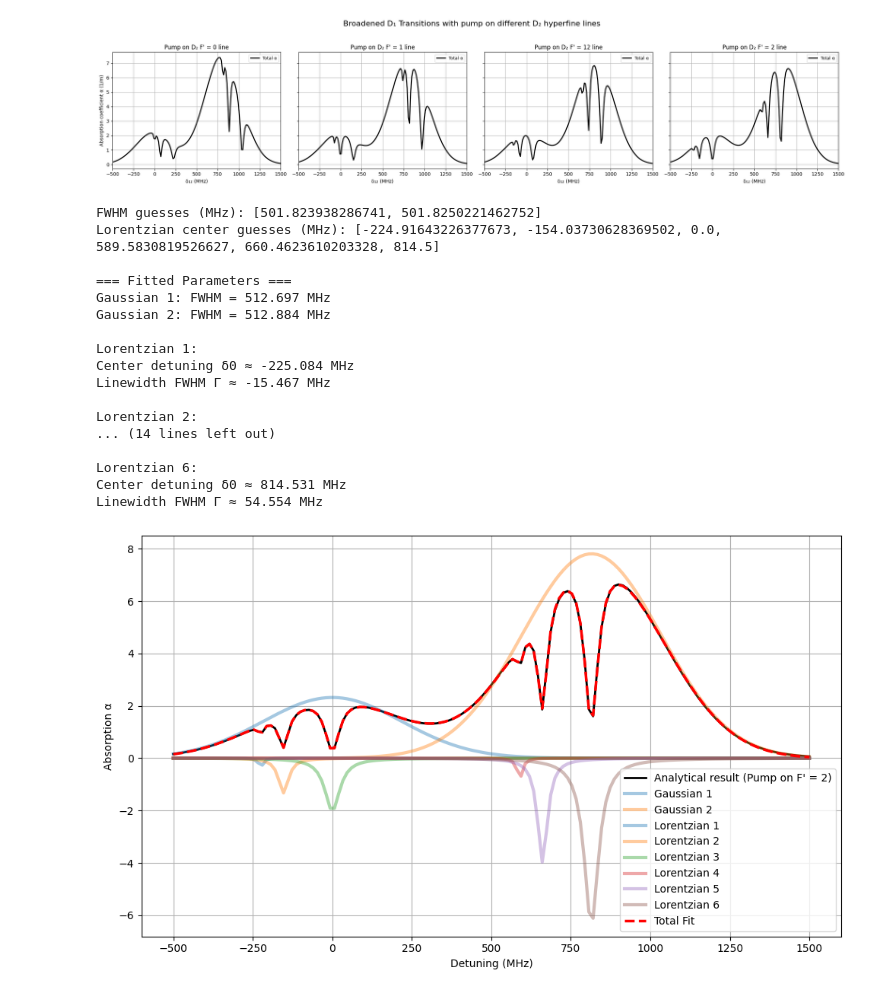
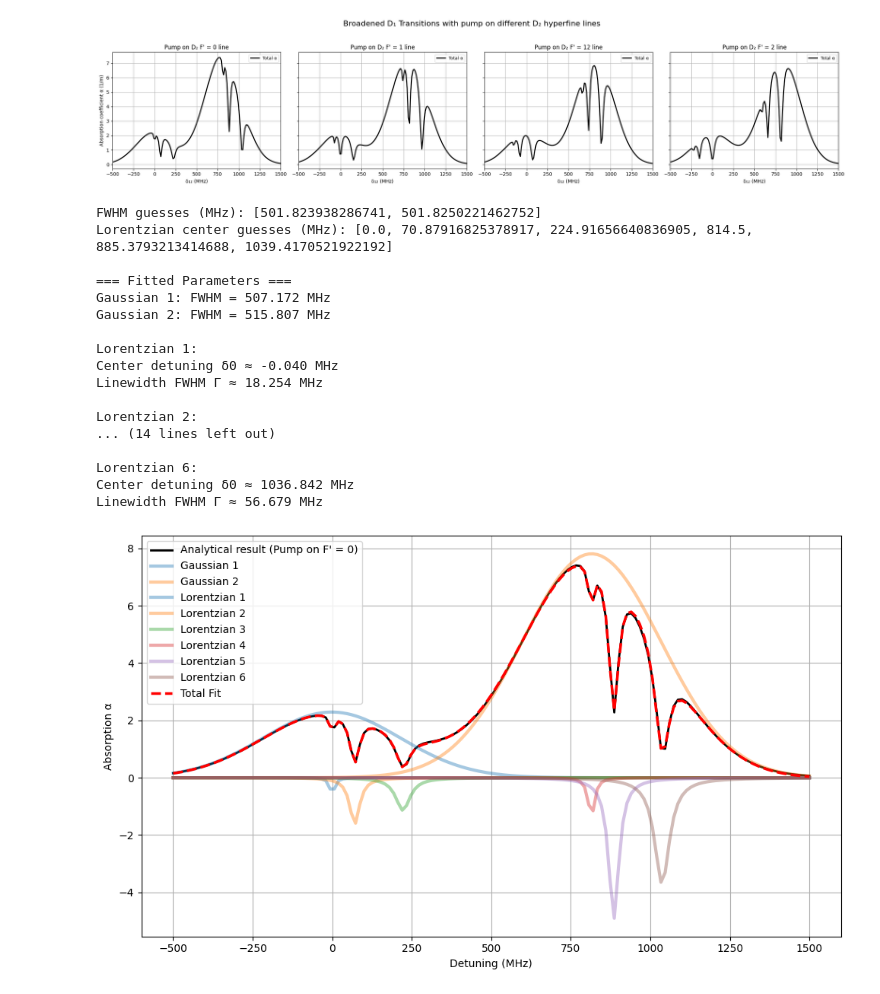
Before and after one commit to JonathanSugijanto/Bi-SAS-for-Optical-Clock, a Jupyter notebook: numeric.ipynb, the cells around one changed output. Cells and saved outputs as stored; diff of their text form; code cells hidden in the pictures.

```diff
--- a/numeric.ipynb
+++ b/numeric.ipynb
@@ -1178,0 +1444,17 @@ Linewidth FWHM Γ ≈ -27.250 MHz
+# %%
+filename = "mSAS_alpha_output_D2.txt"
+
+data = np.loadtxt(filename, skiprows=1)   # skip header line
+
+delta_array_MHz = data[:, 0]
+alpha_array = data[:, 1]
+
+plt.figure(figsize=(8,5))
+plt.plot(delta_array_MHz, alpha_array, label=r'$\alpha_{mSAS}$')
+plt.xlabel('Detuning (MHz)')
+plt.ylabel('Absorption coefficient α (1/m)')
+plt.title('Monochromatic SAS absorption (D2)')
+plt.grid(True)
+plt.legend()
+plt.tight_layout()
+plt.show()
@@ -1309,7 +1749,7 @@ plt.show()
 [figure]
 # %%
 # # Now fitting multiple peaks (Gaussians) and dips (Lorentzians) to the total absorption profile
-CHOSEN_PUMP_INDEX = 3  # index of pump to analyze (0 to 3)
+CHOSEN_PUMP_INDEX = 0  # index of pump to analyze (0 to 3)
 
 def compute_alpha0_numeric(delta_array_Hz, N, sigma0, u, lambda0, Gamma2,
                            v_max_factor=7.0, n_v=20001):
@@ -1388,13 +1828,13 @@ print("Lorentzian center guesses (MHz):", lorentz_centers[CHOSEN_PUMP_INDEX])
 guess_lorentzians = []
 for c in lorentz_centers[CHOSEN_PUMP_INDEX]:
     guess_lorentzians += [-0.4, c, 30]   # [A, x0, gamma]
-guess_lorentzians = []
-guess_lorentzians += [-0.1, lorentz_centers[CHOSEN_PUMP_INDEX][0], 30]
-guess_lorentzians += [-0.4, lorentz_centers[CHOSEN_PUMP_INDEX][1], 30]
-guess_lorentzians += [-0.4, lorentz_centers[CHOSEN_PUMP_INDEX][2], 30]
-guess_lorentzians += [-0.3, lorentz_centers[CHOSEN_PUMP_INDEX][3], 30]
-guess_lorentzians += [-0.4, lorentz_centers[CHOSEN_PUMP_INDEX][4], 30]
-guess_lorentzians += [-0.4, lorentz_centers[CHOSEN_PUMP_INDEX][5], 30]
+# guess_lorentzians = []
+# guess_lorentzians += [-0.1, lorentz_centers[CHOSEN_PUMP_INDEX][0], 30]
+# guess_lorentzians += [-0.4, lorentz_centers[CHOSEN_PUMP_INDEX][1], 30]
+# guess_lorentzians += [-0.4, lorentz_centers[CHOSEN_PUMP_INDEX][2], 30]
+# guess_lorentzians += [-0.3, lorentz_centers[CHOSEN_PUMP_INDEX][3], 30]
+# guess_lorentzians += [-0.4, lorentz_centers[CHOSEN_PUMP_INDEX][4], 30]
+# guess_lorentzians += [-0.4, lorentz_centers[CHOSEN_PUMP_INDEX][5], 30]
 
 
 p0 = []
@@ -1448,38 +1888,38 @@ for j in range(n):
 print("\n=== Fitted Parameters ===")
 for i in range(2):
     print(f"Gaussian {i+1}: FWHM = {fwhm_gaussians[i]:.3f} MHz")
 for j in range(n):
     # print(f"\n==== {transitions[j]['label']} ====")
     print(f"\nLorentzian {j+1}:")
     print(f"Center detuning δ0 ≈ {popt[6+3*j+1]:.3f} MHz")
     print(f"Linewidth FWHM Γ ≈ {popt[6+3*j+2]:.3f} MHz")
     # print(f"expected linewidth Γ_mSAS = {Gamma_mSAS/1e6:.3f} MHz")
 
 # Total fitted model
 plt.plot(delta_array_MHz, fit_curve, 'r--', lw=2.5, label='Total Fit')
 
 plt.xlabel("Detuning (MHz)")
 plt.ylabel("Absorption α")
 plt.legend()
 plt.grid(True)
 plt.tight_layout()
 plt.show()
 # %% [output]
 FWHM guesses (MHz): [501.823938286741, 501.8250221462752]
-Lorentzian center guesses (MHz): [-224.91643226377673, -154.03730628369502, 0.0, 589.5830819526627, 660.4623610203328, 814.5]
+Lorentzian center guesses (MHz): [0.0, 70.87916825378917, 224.91656640836905, 814.5, 885.3793213414688, 1039.4170521922192]
 
 === Fitted Parameters ===
-Gaussian 1: FWHM = 512.697 MHz
-Gaussian 2: FWHM = 512.884 MHz
+Gaussian 1: FWHM = 507.172 MHz
+Gaussian 2: FWHM = 515.807 MHz
 
 Lorentzian 1:
-Center detuning δ0 ≈ -225.084 MHz
-Linewidth FWHM Γ ≈ -15.467 MHz
+Center detuning δ0 ≈ -0.040 MHz
+Linewidth FWHM Γ ≈ 18.254 MHz
 
 Lorentzian 2:
 ... (14 lines left out)
 
 Lorentzian 6:
-Center detuning δ0 ≈ 814.531 MHz
-Linewidth FWHM Γ ≈ 54.554 MHz
+Center detuning δ0 ≈ 1036.842 MHz
+Linewidth FWHM Γ ≈ 56.679 MHz
-[figure, old version]
+[figure, new version]
```
Also changed, not shown: parts of 10 cells of this notebook, 1 other file.
